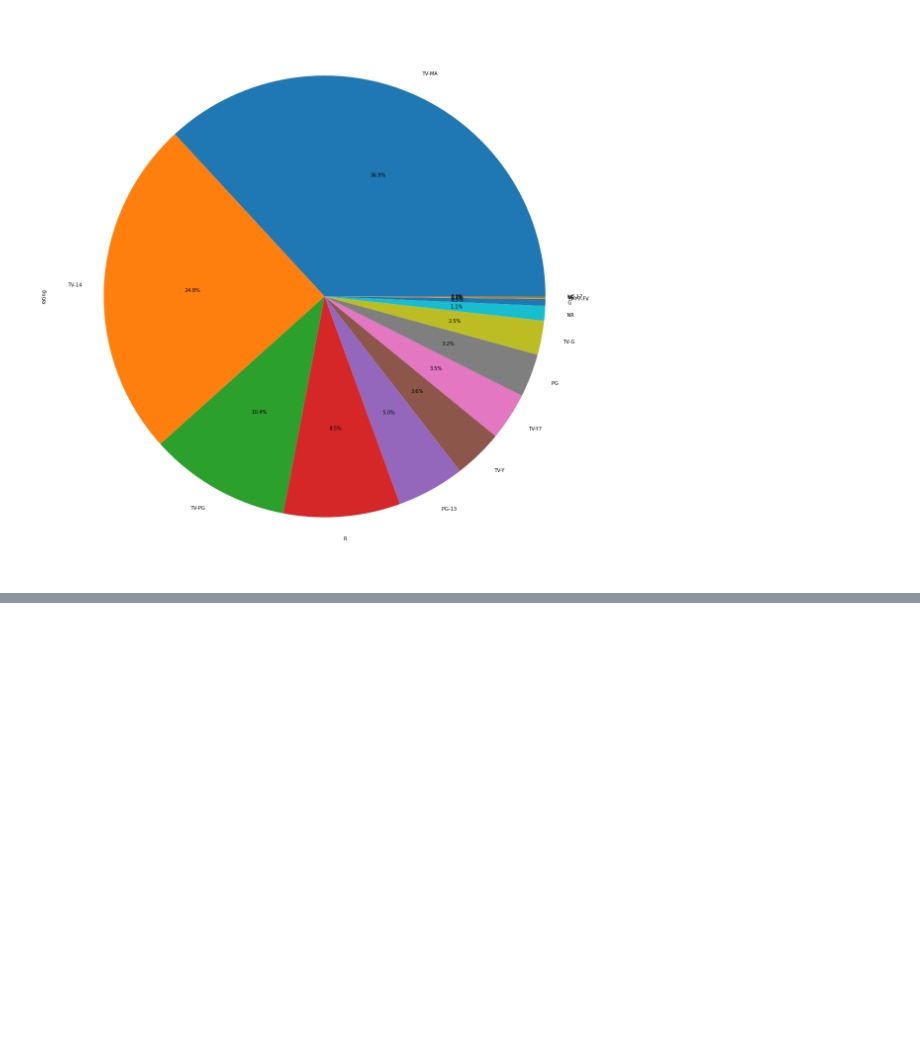
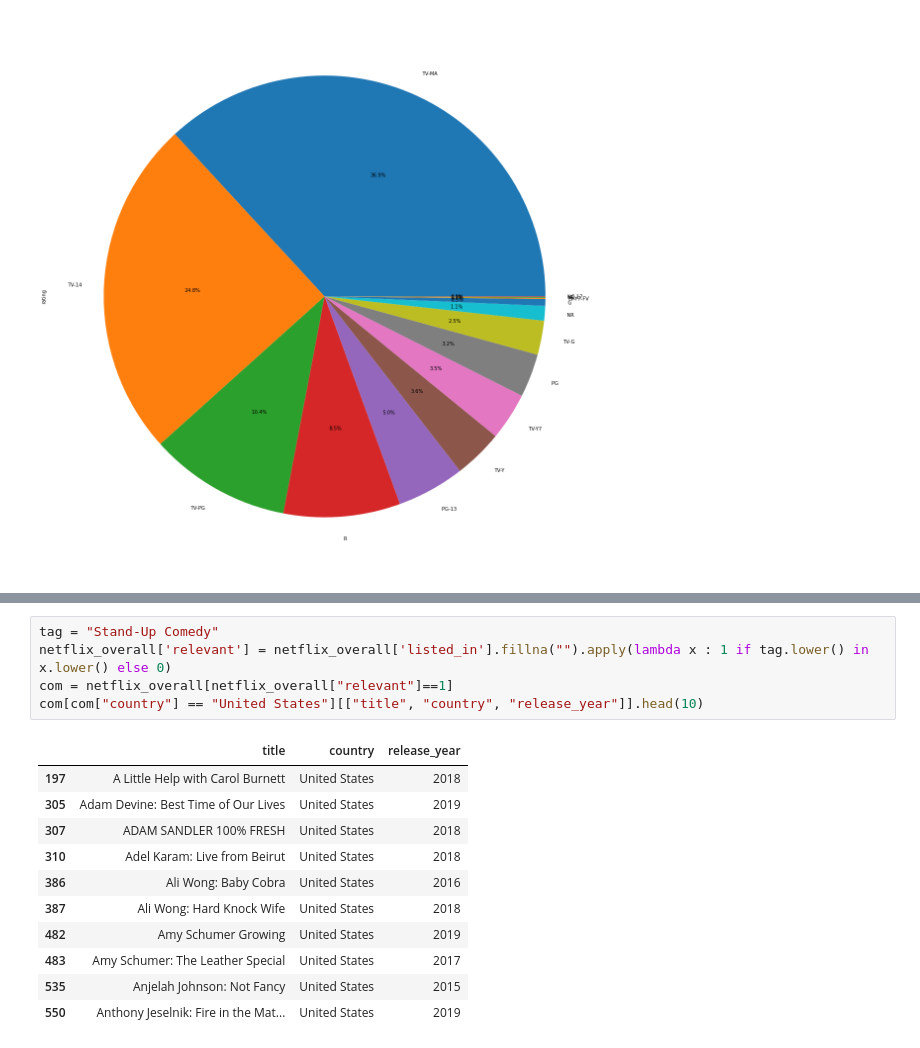
Before and after one commit to SungaHwang/Exploratory_Data_Analysis, a Jupyter notebook: NetflixData.ipynb, the cells around one changed output, grey strips where cells are left out. Saved outputs shown, nothing was run; the diff lists cells and outputs as text; blank space fills up the shorter version.

```diff
--- a/NetflixData.ipynb
+++ b/NetflixData.ipynb
@@ -213,0 +242,17 @@ plt.show()
+# %%
+tag = "Stand-Up Comedy"
+netflix_overall['relevant'] = netflix_overall['listed_in'].fillna("").apply(lambda x : 1 if tag.lower() in x.lower() else 0)
+com = netflix_overall[netflix_overall["relevant"]==1]
+com[com["country"] == "United States"][["title", "country", "release_year"]].head(10)
+# %% [output]
+|  | title | country | release_year |
+| 197 | A Little Help with Carol Burnett | United States | 2018 |
+| 305 | Adam Devine: Best Time of Our Lives | United States | 2019 |
+| 307 | ADAM SANDLER 100% FRESH | United States | 2018 |
+| 310 | Adel Karam: Live from Beirut | United States | 2018 |
+| 386 | Ali Wong: Baby Cobra | United States | 2016 |
+| 387 | Ali Wong: Hard Knock Wife | United States | 2018 |
+| 482 | Amy Schumer Growing | United States | 2019 |
+| 483 | Amy Schumer: The Leather Special | United States | 2017 |
+| 535 | Anjelah Johnson: Not Fancy | United States | 2015 |
+| 550 | Anthony Jeselnik: Fire in the Mat... | United States | 2019 |
```
Also changed, not shown: parts of 5 cells of this notebook.
